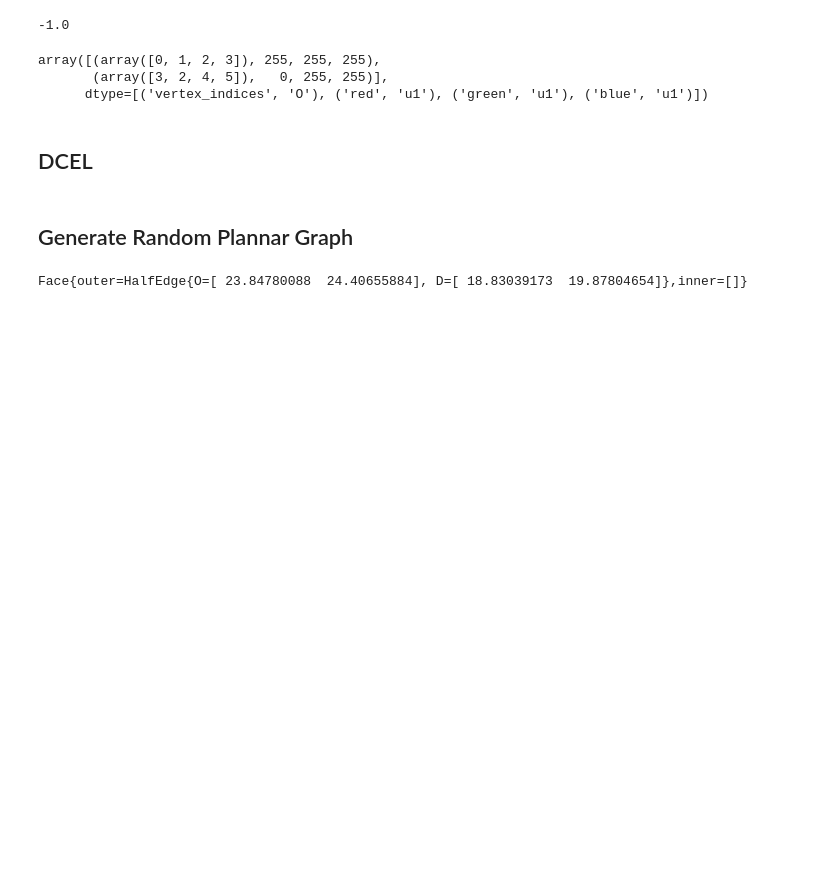
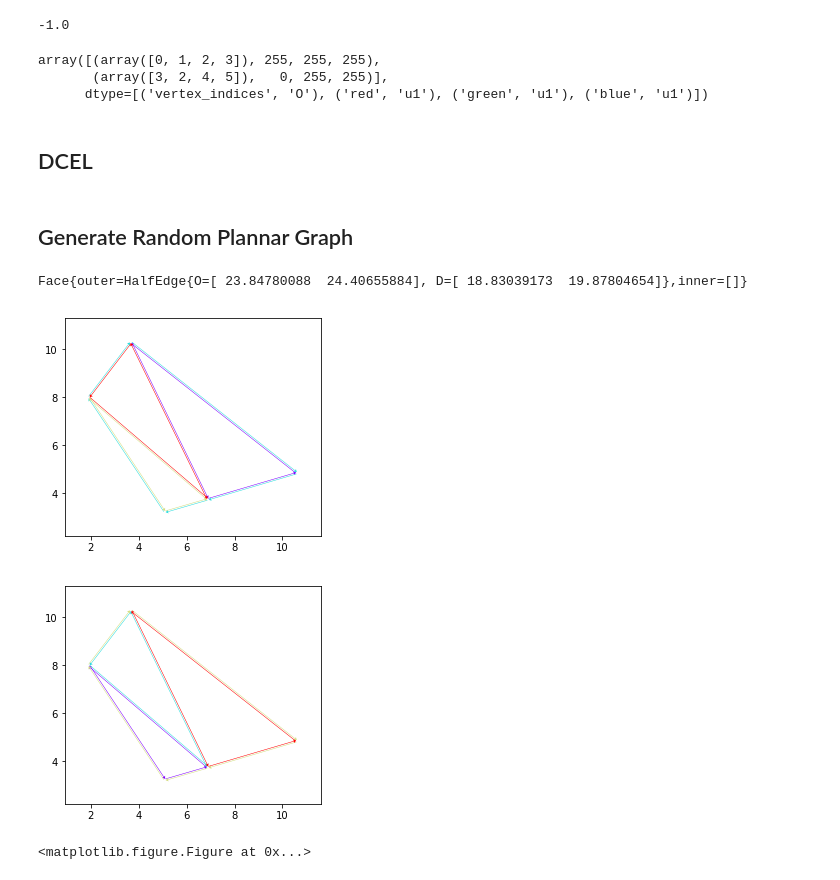
Before and after one commit to Anhtu07/Computational_Geometry, a Jupyter notebook: DCEL.ipynb, the cells around one changed output. Cells and saved outputs as stored; diff of their text form; code cells hidden in the pictures; blank space fills up the shorter version.

```diff
--- a/DCEL.ipynb
+++ b/DCEL.ipynb
@@ -414,0 +415,6 @@ om
+# %%
+import os
+path = './test_case/'
+for filename in os.listdir(path):
+    a =  pickle.load(open(path + filename, 'rb'))
+    a[0].plot_dcel(name = filename + '0.png')
@@ -414,0 +423,5 @@ om
+# %%
+a[0].plot_dcel()
+# %% [output]
+[figure, added]
+[figure, added]
@@ -414,0 +432,4 @@ om
+# %%
+fig
+# %% [output]
+<matplotlib.figure.Figure at 0x...>
```
Also changed, not shown: parts of 9 cells of this notebook, 45 other files.
